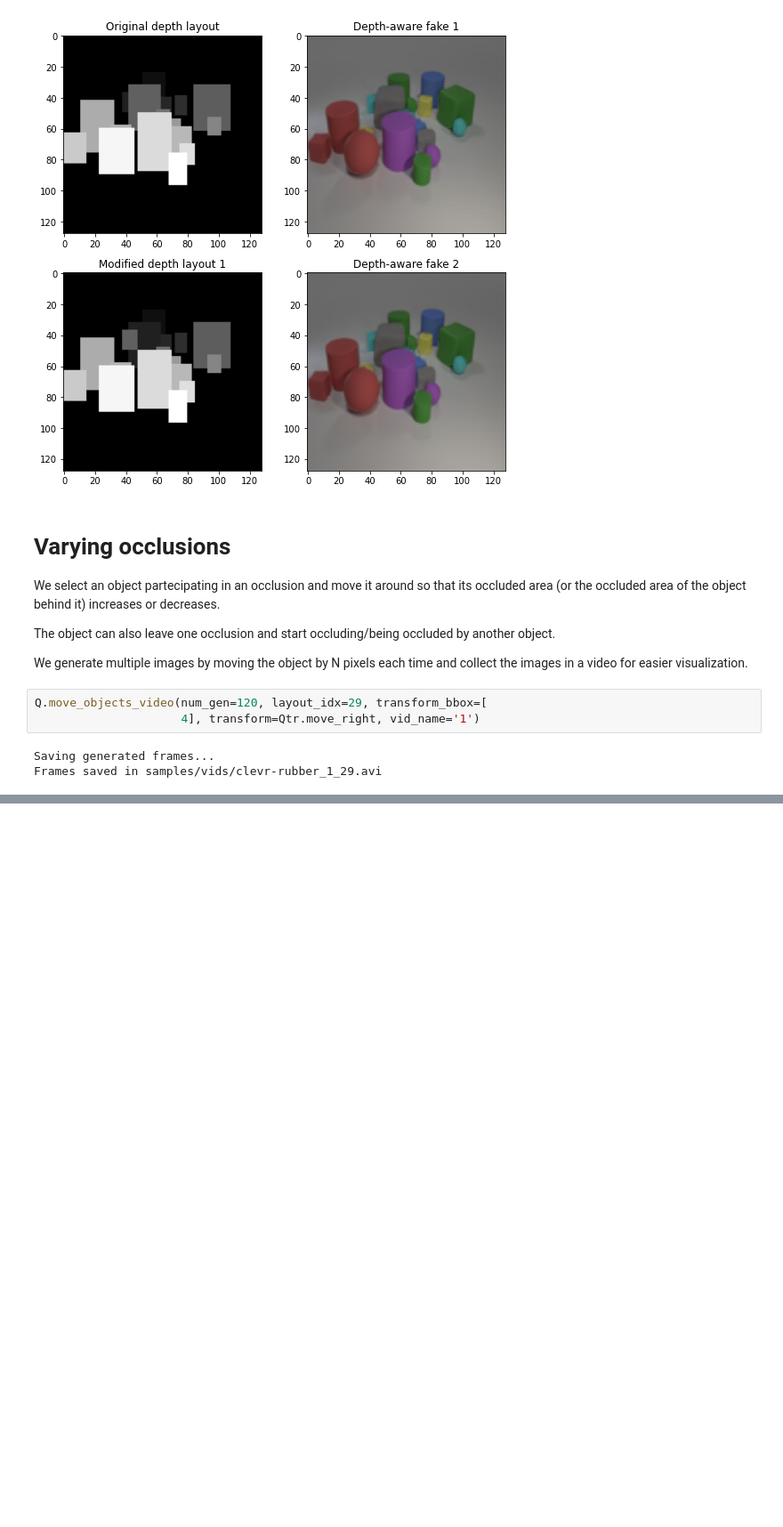
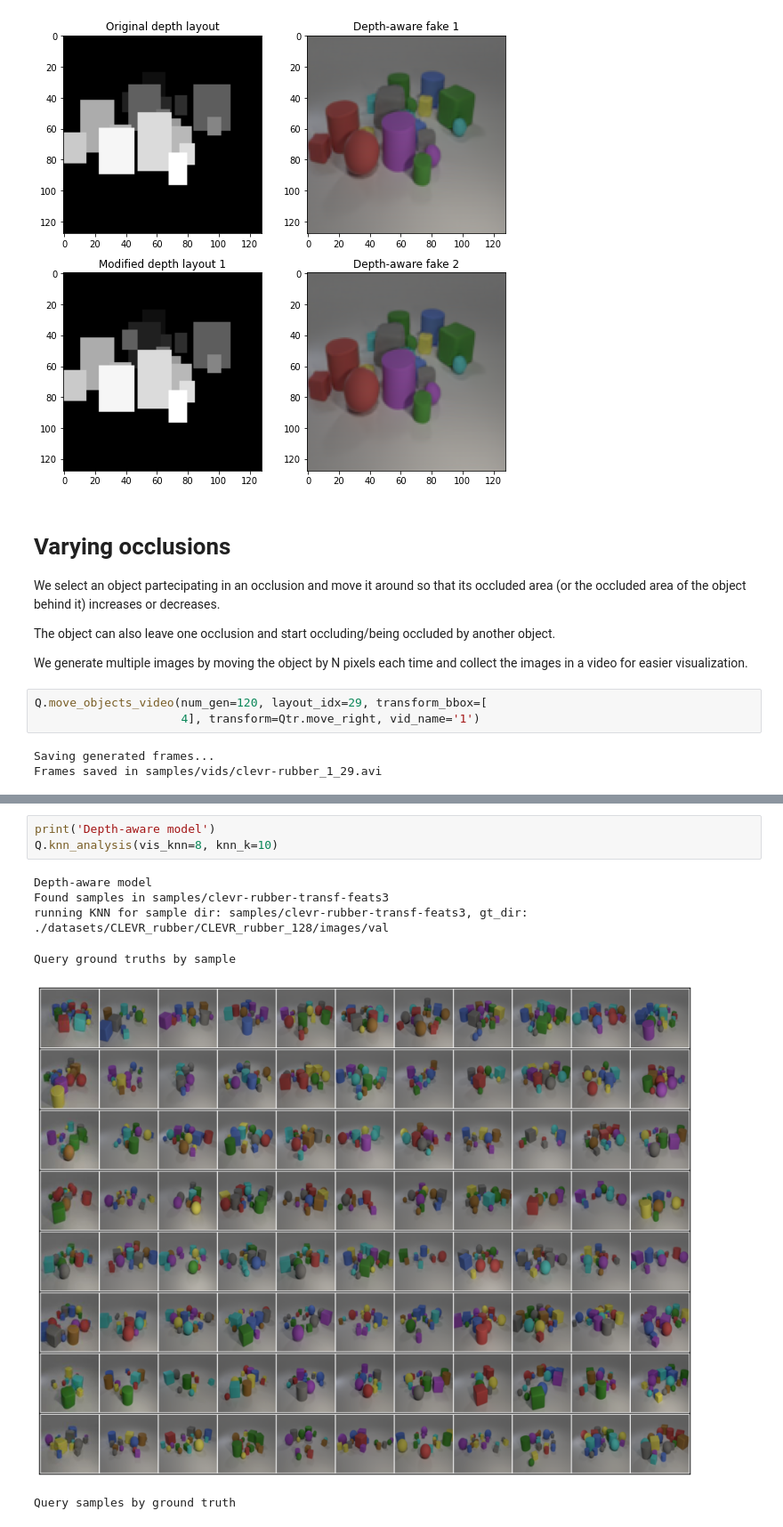
Before and after one commit to anrigo/LostGANs, a Jupyter notebook: qualitative.ipynb, the cells around one changed output, grey strips where cells are left out. Shown at 89% size. Drawn from its saved outputs; the diff is of its cells as text; blank space fills up the shorter version.

Commit message:
Added knn analysis

```diff
--- a/qualitative.ipynb
+++ b/qualitative.ipynb
@@ -129,0 +145,10 @@ Frames saved in samples/vids/clevr-rubber_1_29.avi
+# %%
+print('Depth-aware model')
+Q.knn_analysis(vis_knn=8, knn_k=10)
+# %% [output]
+Depth-aware model
+Found samples in samples/clevr-rubber-transf-feats3
+running KNN for sample dir: samples/clevr-rubber-transf-feats3, gt_dir: ./datasets/CLEVR_rubber/CLEVR_rubber_128/images/val
+Query ground truths by sample
+[figure, added]
+Query samples by ground truth
```
Also changed, not shown: parts of 6 cells of this notebook, 3 other files.
